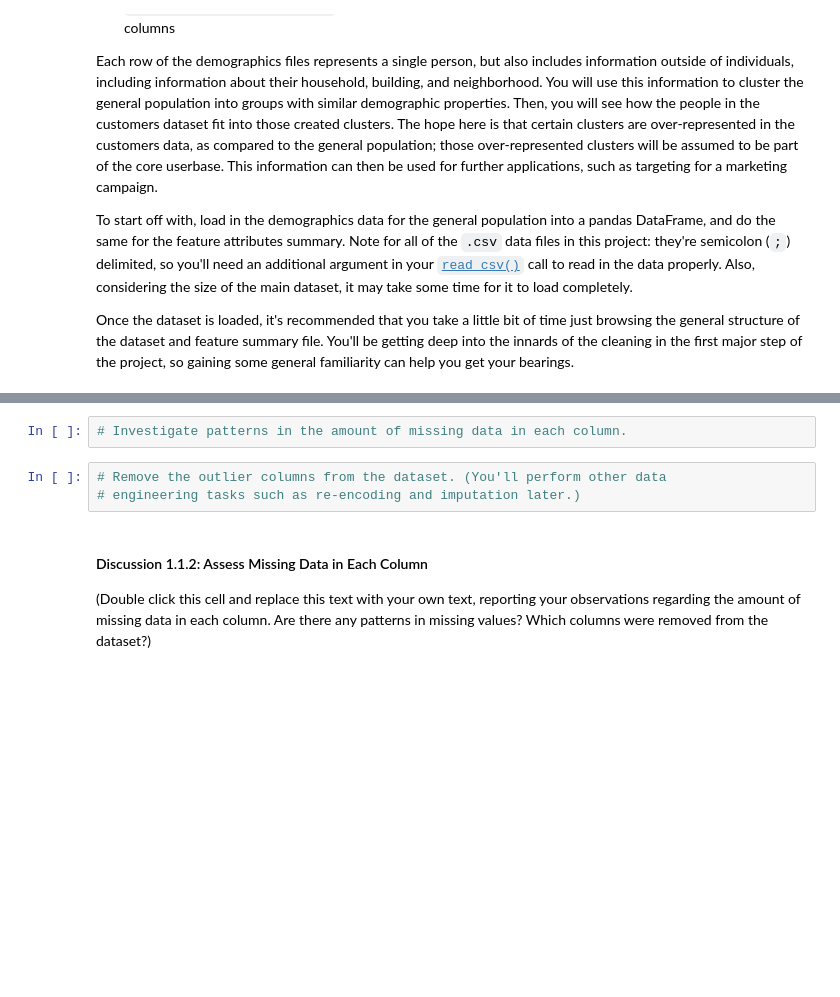
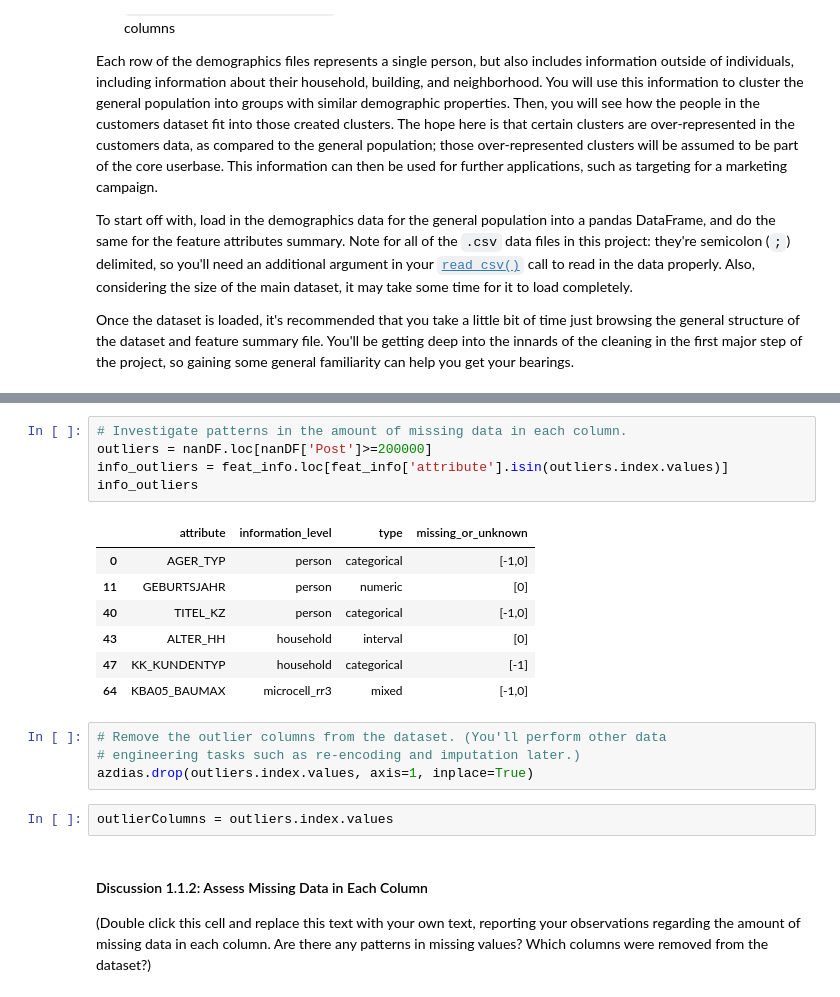
Before and after one commit to sstorm183/Unsupervised-Learning-Project, a Jupyter notebook: Identify_Customer_Segments.ipynb, the cells around one changed output, grey strips where cells are left out. Cells and saved outputs as stored; diff of their text form; blank space fills up the shorter version.

```diff
--- a/Identify_Customer_Segments.ipynb
+++ b/Identify_Customer_Segments.ipynb
@@ -74,8 +173,22 @@ For the remaining features, are there any patterns in which columns have, or sha
 # %%
 # Investigate patterns in the amount of missing data in each column.
+outliers = nanDF.loc[nanDF['Post']>=200000]
+info_outliers = feat_info.loc[feat_info['attribute'].isin(outliers.index.values)]
+info_outliers
+# %% [output]
+|  | attribute | information_level | type | missing_or_unknown |
+| 0 | AGER_TYP | person | categorical | [-1,0] |
+| 11 | GEBURTSJAHR | person | numeric | [0] |
+| 40 | TITEL_KZ | person | categorical | [-1,0] |
+| 43 | ALTER_HH | household | interval | [0] |
+| 47 | KK_KUNDENTYP | household | categorical | [-1] |
+| 64 | KBA05_BAUMAX | microcell_rr3 | mixed | [-1,0] |
 # %%
 # Remove the outlier columns from the dataset. (You'll perform other data
 # engineering tasks such as re-encoding and imputation later.)
+azdias.drop(outliers.index.values, axis=1, inplace=True)
+# %%
+outlierColumns = outliers.index.values
 # %% [markdown]
 #### Discussion 1.1.2: Assess Missing Data in Each Column
 
```
Also changed, not shown: parts of 12 cells of this notebook.
